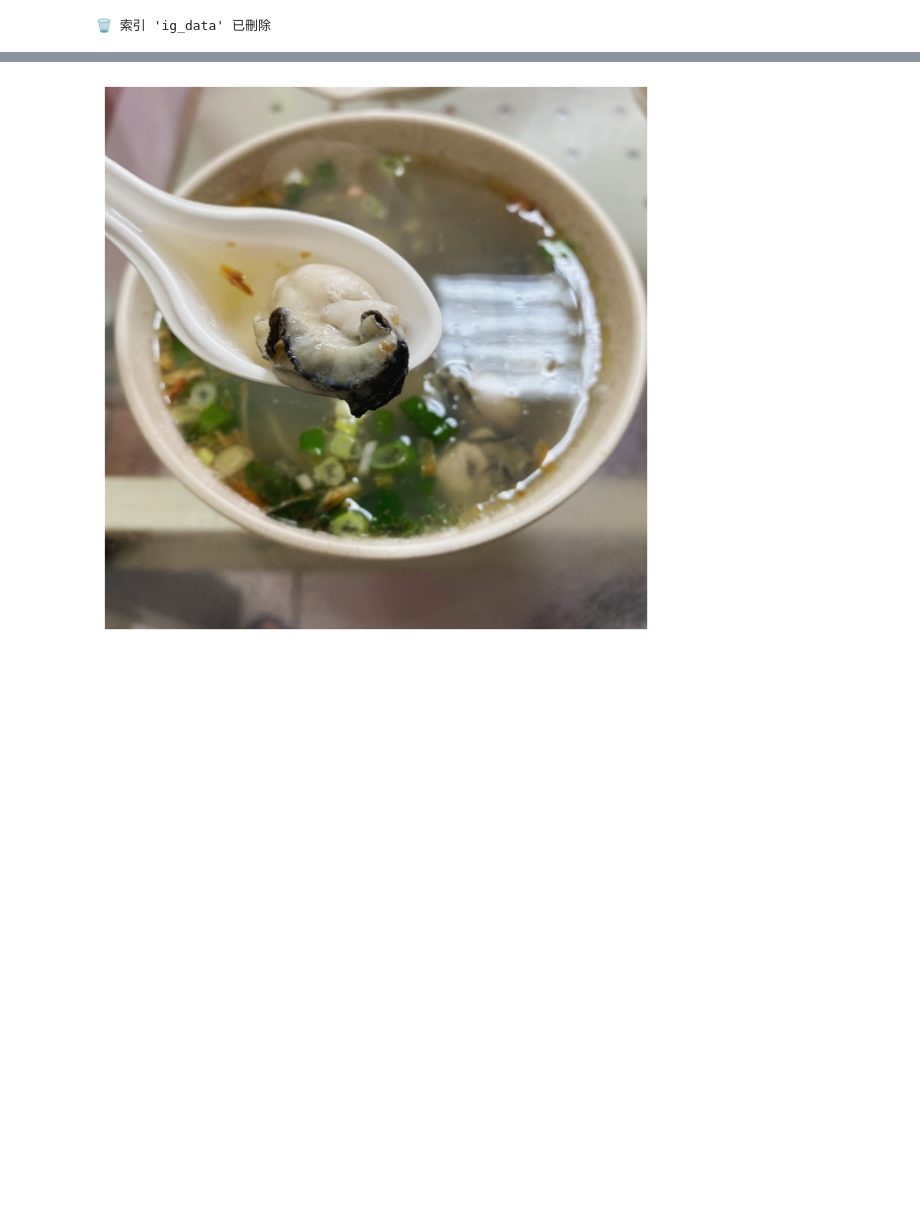
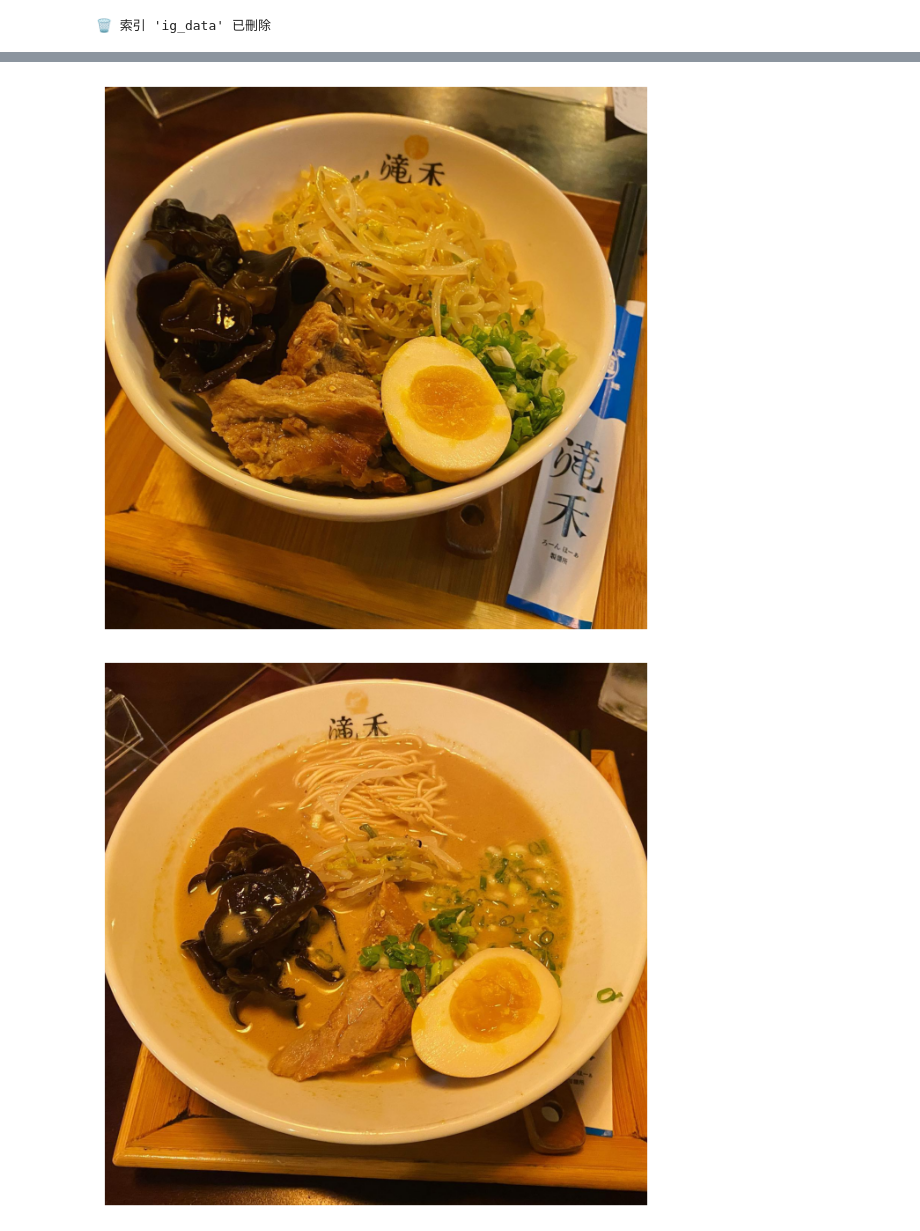
Before and after one commit to tzuhsiang/InstaSearch, a Jupyter notebook: notebook/es_ig.ipynb, the cells around one changed output, grey strips where cells are left out. Drawn from its saved outputs; the diff is of its cells as text; code cells hidden in the pictures; blank space fills up the shorter version.

```diff
--- a/notebook/es_ig.ipynb
+++ b/notebook/es_ig.ipynb
@@ -112,0 +113,7 @@ MiwHE5UBfT7d_IY-TrUS
+# %%
+post=response["hits"]["hits"][0]
+print(post['_id'])
+print(post['_source']['content'])
+print(post['_source']['datetime'])
+for i in post['_source']['media']:
+    print(i['uri'])
@@ -113,17 +134,28 @@ MiwHE5UBfT7d_IY-TrUS
+# %%
+# 讀取圖片路徑，存進清單（先確認 'media' 欄位存在且不為空）
+image_list = []
+media = post["_source"].get('media', [])
+if media:
+    for item in media:
+        # 假設每個 item 內有 'uri' 欄位
+        image_path = '../' + item.get('uri', '')
+        image_list.append(image_path)
 # %%
 import matplotlib.pyplot as plt
 import matplotlib.image as mpimg
 
-# 讀取影像檔案
-image_path = '../media/posts/202104/176653429_1111892232642992_2263279759049249959_n_17903591488883399.jpg'
-img = mpimg.imread(image_path)
+for i in image_list:
 
-# 設定圖片大小
-plt.figure(figsize=(10, 8))
+    # 讀取影像檔案
+    img = mpimg.imread(i)
 
-# 顯示圖片
-plt.imshow(img)
-plt.axis('off')  # 關閉座標軸
-plt.show()
+    # 設定圖片大小
+    plt.figure(figsize=(10, 8))
+
+    # 顯示圖片
+    plt.imshow(img)
+    plt.axis('off')  # 關閉座標軸
+    plt.show()
 # %% [output]
-[figure, old version]
+[figure, new version]
+[figure, added]
```
Also changed, not shown: parts of 5 cells of this notebook, 3 other files.
